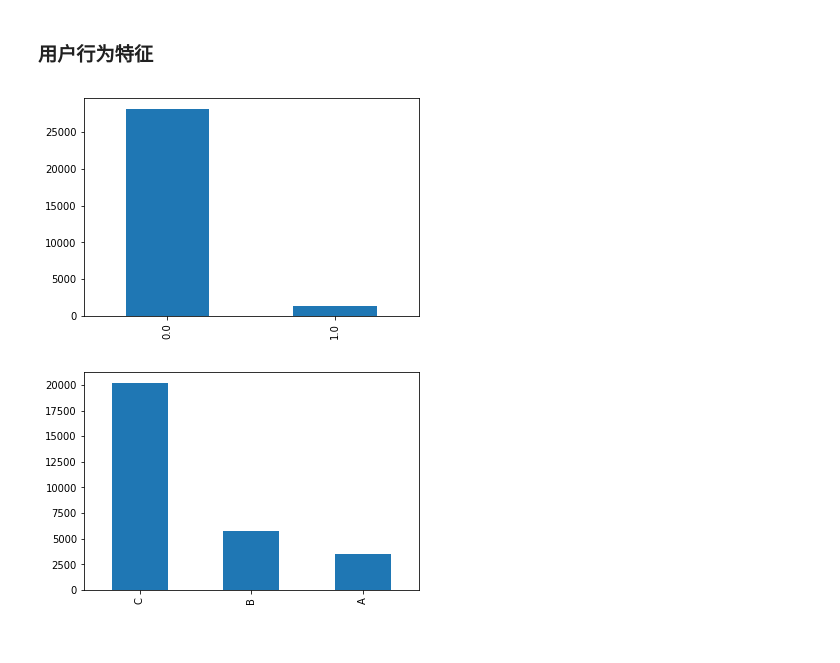
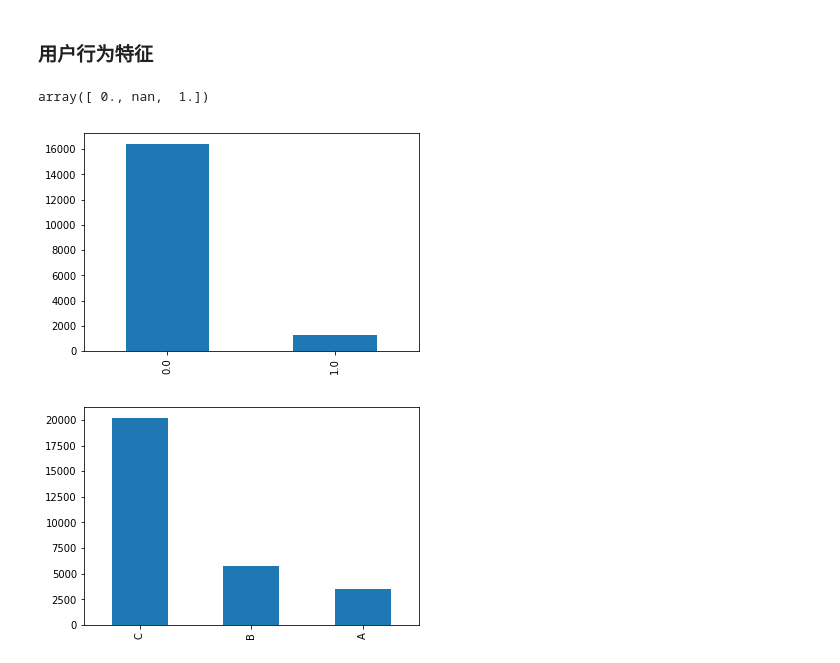
Before and after one commit to CapAllen/xiaozao_projects, a Jupyter notebook: p2/P2.ipynb, the cells around one changed output. Saved outputs shown, nothing was run; the diff lists cells and outputs as text; code cells hidden in the pictures.

```diff
--- a/p2/P2.ipynb
+++ b/p2/P2.ipynb
@@ -136,7 +142,11 @@ df_clean['age'].plot(kind='hist',bins=100);
 # %% [markdown]
 ### 用户行为特征
+# %%
+df['engaged_last_30'].unique()
+# %% [output]
+array([ 0., nan,  1.])
 # %%
-df_clean['engaged_last_30'].value_counts().plot(kind='bar');
+df['engaged_last_30'].value_counts().plot(kind='bar');
 # %% [output]
-[figure, old version]
+[figure, new version]
 # %%
```
Also changed, not shown: parts of 100 cells of this notebook, 2 other files.
